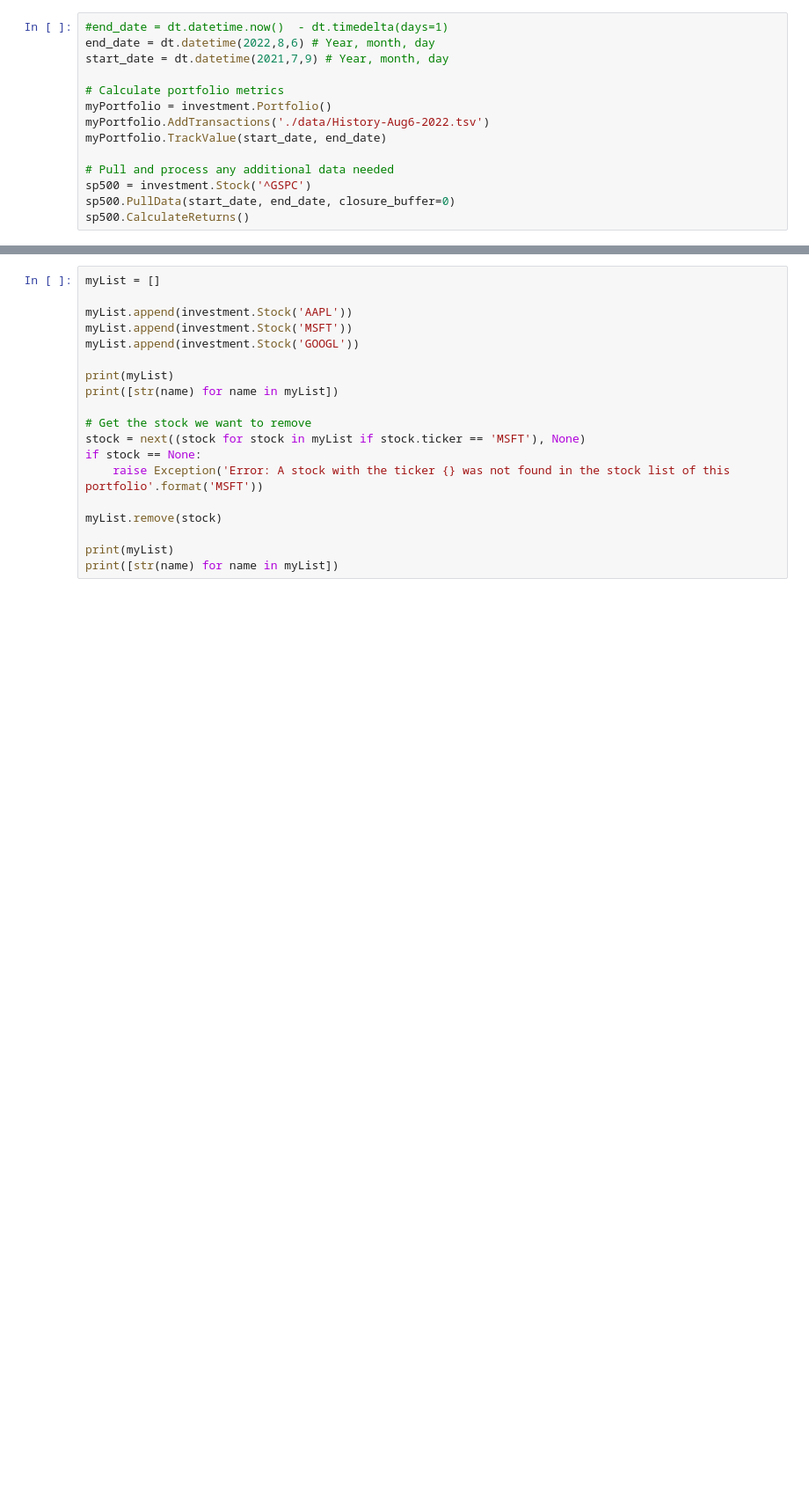
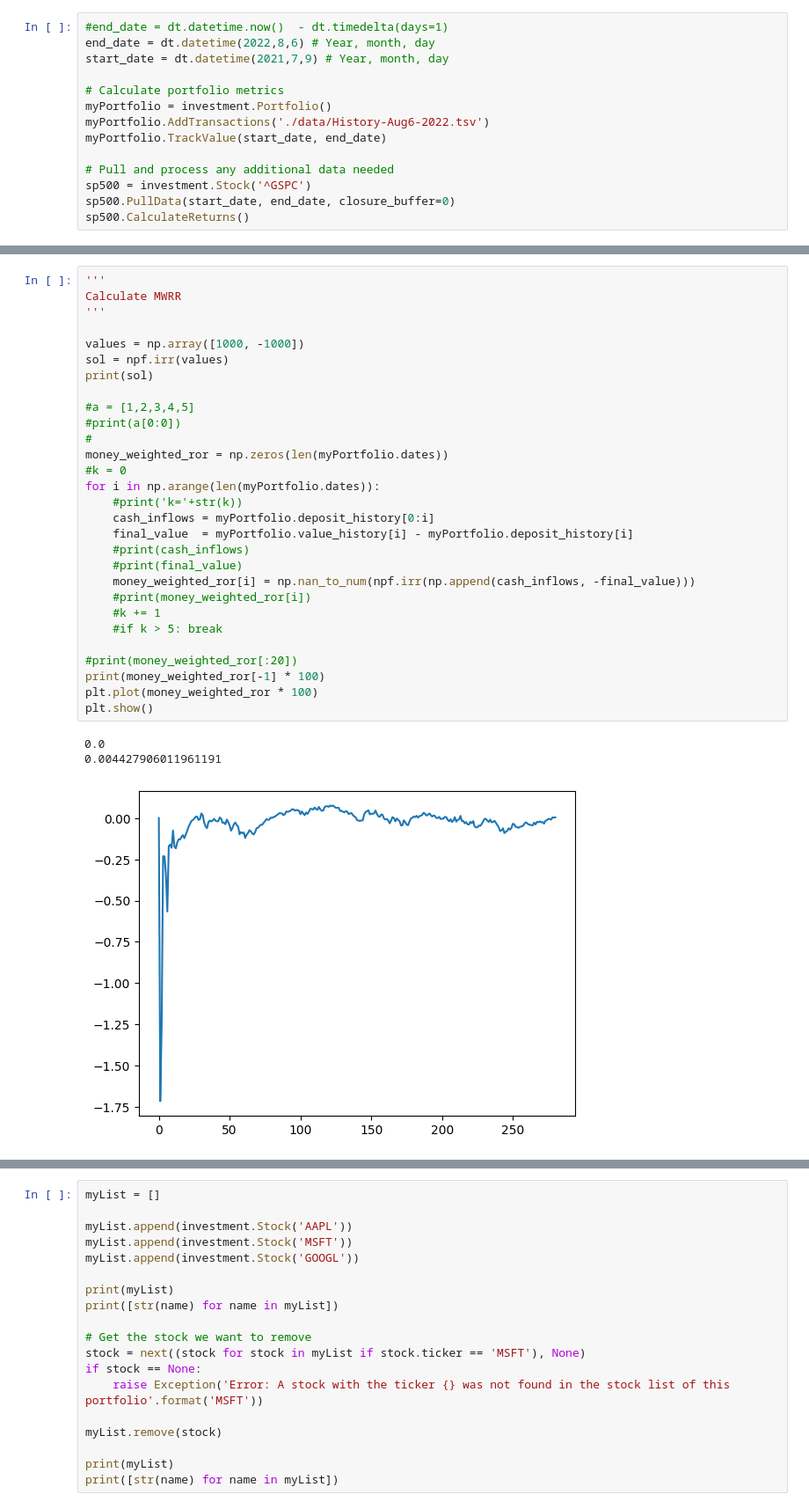
Before and after one commit to JakubStacho/portfolio-tracker, a Jupyter notebook: testNB.ipynb, the cells around one changed output, grey strips where cells are left out. Shown at 88% size. Cells and saved outputs as stored; diff of their text form; blank space fills up the shorter version.

```diff
--- a/testNB.ipynb
+++ b/testNB.ipynb
@@ -164,0 +177,33 @@ RuntimeError: In accordance with NEP 32, the function irr was removed from NumPy
+# %%
+'''
+Calculate MWRR
+'''
+
+values = np.array([1000, -1000])
+sol = npf.irr(values)
+print(sol)
+
+#a = [1,2,3,4,5]
+#print(a[0:0])
+#
+money_weighted_ror = np.zeros(len(myPortfolio.dates))
+#k = 0
+for i in np.arange(len(myPortfolio.dates)):
+    #print('k='+str(k))
+    cash_inflows = myPortfolio.deposit_history[0:i]
+    final_value  = myPortfolio.value_history[i] - myPortfolio.deposit_history[i]
+    #print(cash_inflows)
+    #print(final_value)
+    money_weighted_ror[i] = np.nan_to_num(npf.irr(np.append(cash_inflows, -final_value)))
+    #print(money_weighted_ror[i])
+    #k += 1
+    #if k > 5: break
+
+#print(money_weighted_ror[:20])
+print(money_weighted_ror[-1] * 100)
+plt.plot(money_weighted_ror * 100)
+plt.show()
+# %% [output]
+0.0
+0.004427906011961191
+[figure, added]
```
Also changed, not shown: parts of 6 cells of this notebook.
